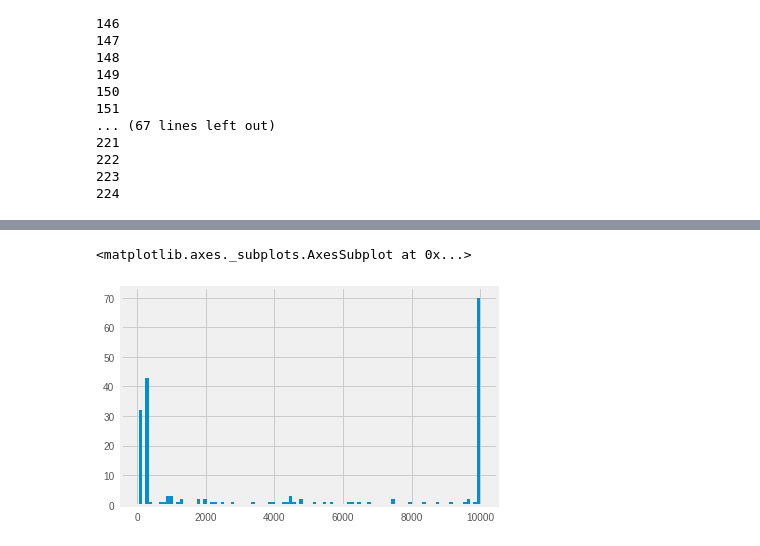
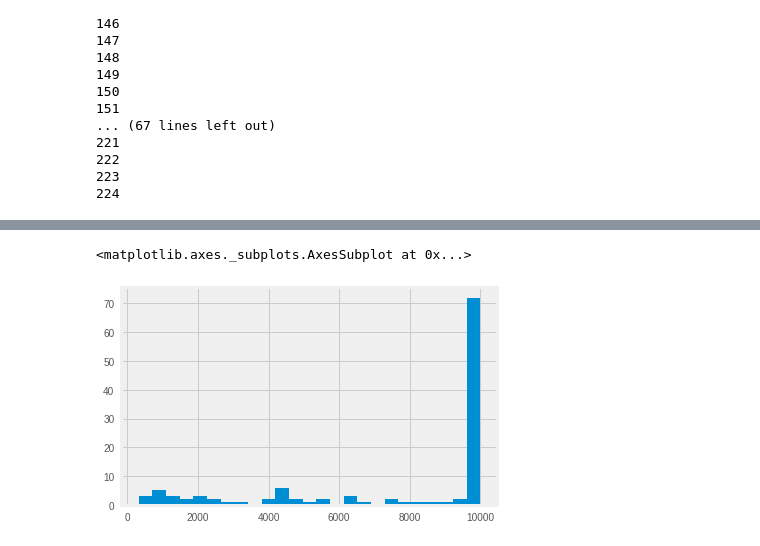
Before and after one commit to NotAnyMike/HRL, a Jupyter notebook: notebooks/Saving max walltime.ipynb, the cells around one changed output, grey strips where cells are left out. Drawn from its saved outputs; the diff is of its cells as text; code cells hidden in the pictures.

```diff
--- a/notebooks/Saving max walltime.ipynb
+++ b/notebooks/Saving max walltime.ipynb
@@ -144,5 +165,5 @@ df.hours.hist(bins=50)
 # %%
-df.n_ep.hist(bins=100)
+df[df.perf == False].n_ep.hist(bins=25)
 # %% [output]
 <matplotlib.axes._subplots.AxesSubplot at 0x...>
-[figure, old version]
+[figure, new version]
```
Also changed, not shown: parts of 11 cells of this notebook, 1 other file.
